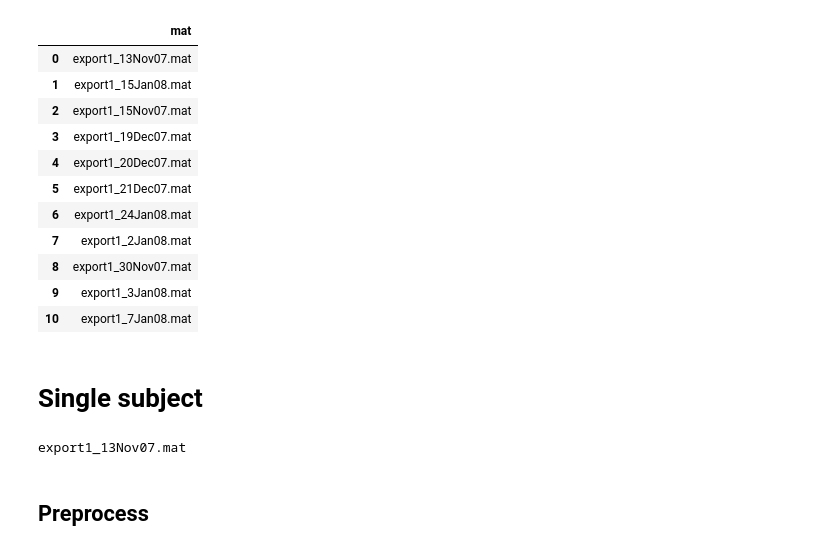
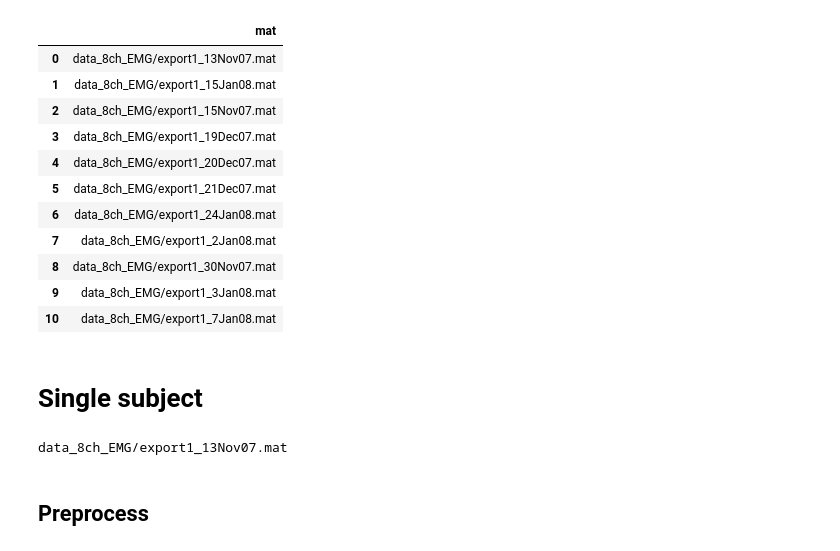
Before and after one commit to lellight/emg_handwriting, a Jupyter notebook: myo classification.ipynb, the cells around one changed output. Cells and saved outputs as stored; diff of their text form; code cells hidden in the pictures.

```diff
--- a/myo classification.ipynb
+++ b/myo classification.ipynb
@@ -61,20 +63,20 @@ import os
 # %%
-files = !ls *.mat
+files = !ls data_8ch_EMG/*.mat
 df_data = pd.DataFrame({'mat':files})
 df_data
 # %% [output]
 |  | mat |
-| 0 | export1_13Nov07.mat |
-| 1 | export1_15Jan08.mat |
-| 2 | export1_15Nov07.mat |
-| 3 | export1_19Dec07.mat |
-| 4 | export1_20Dec07.mat |
-| 5 | export1_21Dec07.mat |
-| 6 | export1_24Jan08.mat |
-| 7 | export1_2Jan08.mat |
-| 8 | export1_30Nov07.mat |
-| 9 | export1_3Jan08.mat |
-| 10 | export1_7Jan08.mat |
+| 0 | data_8ch_EMG/export1_13Nov07.mat |
+| 1 | data_8ch_EMG/export1_15Jan08.mat |
+| 2 | data_8ch_EMG/export1_15Nov07.mat |
+| 3 | data_8ch_EMG/export1_19Dec07.mat |
+| 4 | data_8ch_EMG/export1_20Dec07.mat |
+| 5 | data_8ch_EMG/export1_21Dec07.mat |
+| 6 | data_8ch_EMG/export1_24Jan08.mat |
+| 7 | data_8ch_EMG/export1_2Jan08.mat |
+| 8 | data_8ch_EMG/export1_30Nov07.mat |
+| 9 | data_8ch_EMG/export1_3Jan08.mat |
+| 10 | data_8ch_EMG/export1_7Jan08.mat |
 # %% [markdown]
 # Single subject
 # %%
@@ -82,7 +84,7 @@ matfile = df_data.mat.loc[0]
 print(matfile)
 mat = loadmat(matfile)
 # %% [output]
-export1_13Nov07.mat
+data_8ch_EMG/export1_13Nov07.mat
 # %% [markdown]
 ## Preprocess
 # %%
```
Also changed, not shown: parts of 25 cells of this notebook, 15 other files.
